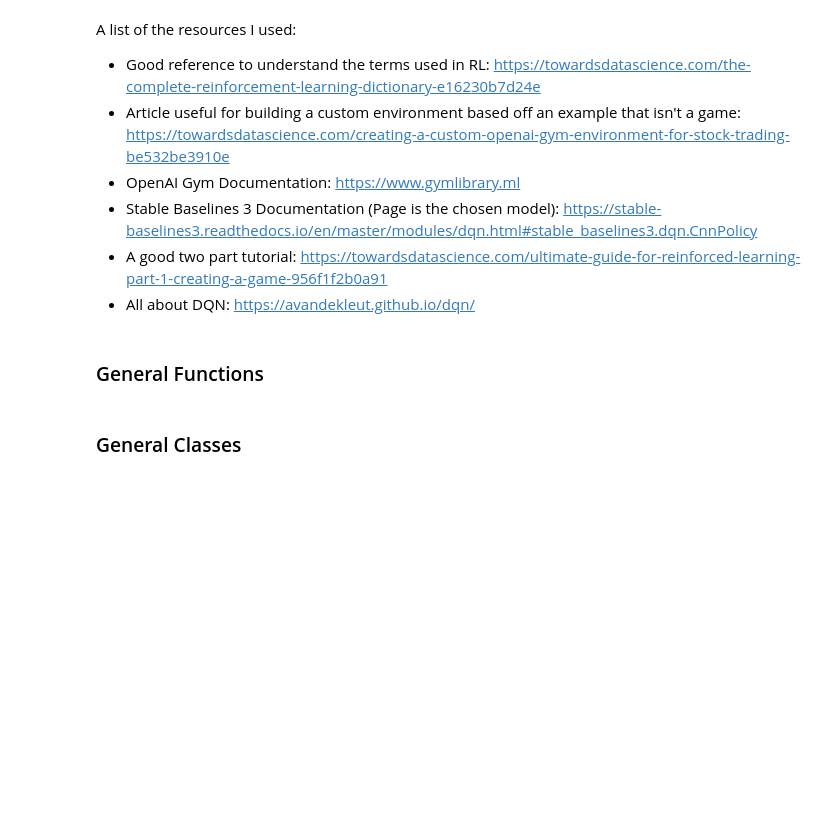
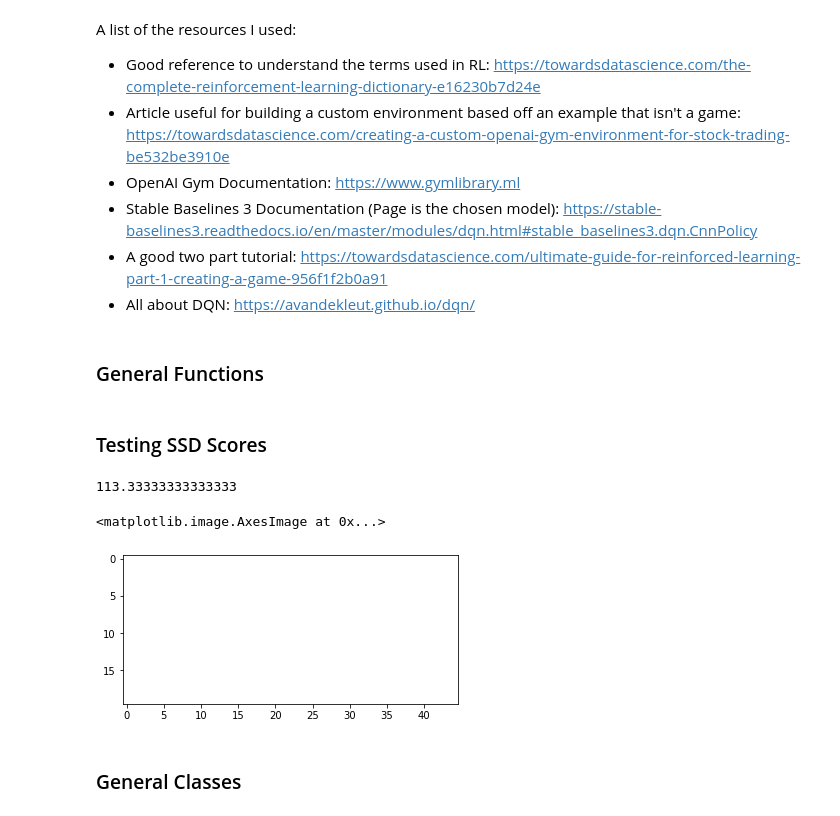
Before and after one commit to justinfmccarty/22spring_templatematching_carto, a Jupyter notebook: rl_method/notebooks/00_simple_environment.ipynb, the cells around one changed output. Drawn from its saved outputs; the diff is of its cells as text; code cells hidden in the pictures; blank space fills up the shorter version.

```diff
--- a/rl_method/notebooks/00_simple_environment.ipynb
+++ b/rl_method/notebooks/00_simple_environment.ipynb
@@ -58,3 +96,26 @@ def tuple_addition(a,b):
+# %% [markdown]
+### Testing SSD Scores
+# %%
+path = './data/testing/testing_board_red.tif'
+red = cv2.cvtColor(cv2.imread(os.path.join(os.getcwd(),path)), cv2.COLOR_BGR2RGB)
+t_y = 5
+t_h = 20
+t_x = 5
+t_w = 45
+template = red[t_y:t_y+t_h,t_x:t_x+t_w]
+sample = crop_image(red,100,10,20,45)
+
+res_list = []
+for i in [0,1,2]:
+    res_list.append(ssd(sample[:,:,i],
+                        template[:,:,i]))
+res_mean = sum(res_list) / len(res_list)
+print(res_mean)
+plt.imshow(sample)
+# %% [output]
+113.33333333333333
+<matplotlib.image.AxesImage at 0x...>
+[figure, added]
 # %% [markdown]
 ### General Classes
 # %%
```
Also changed, not shown: parts of 29 cells of this notebook, 3 other files.
